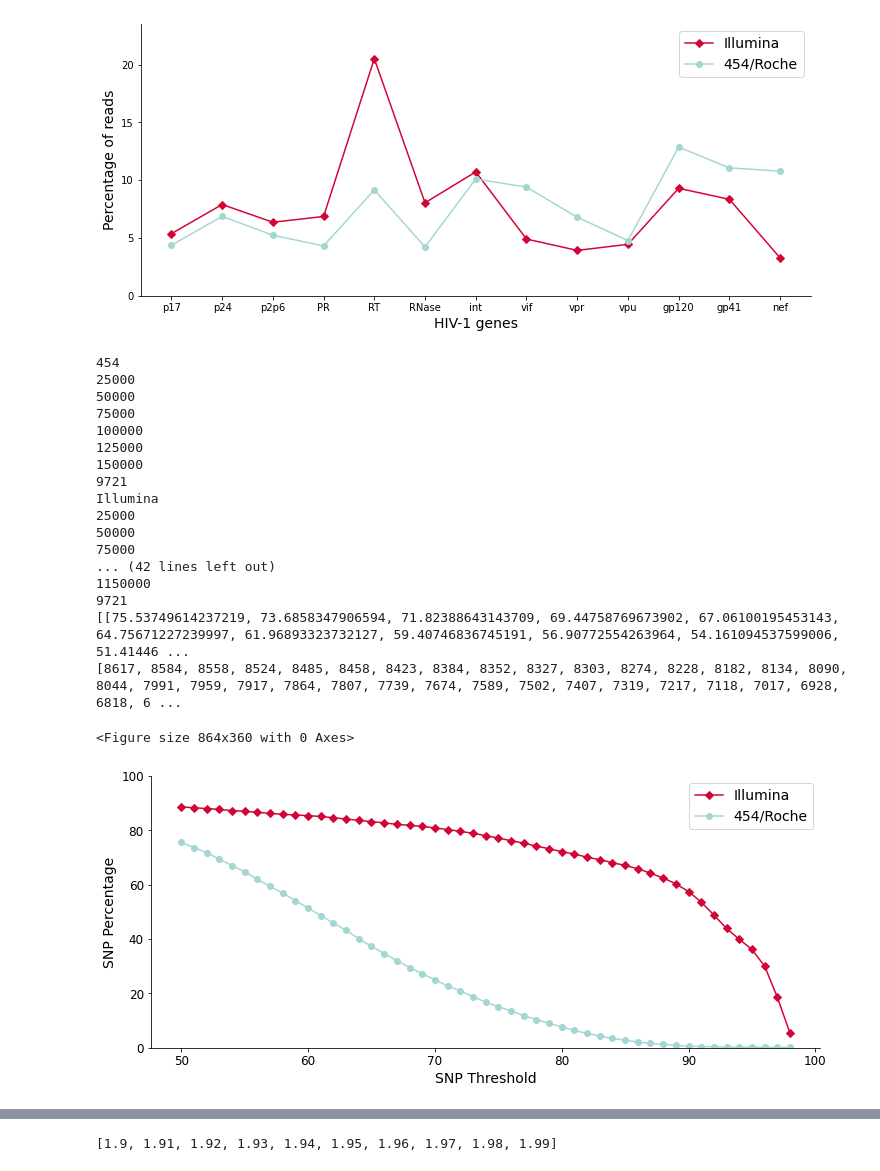
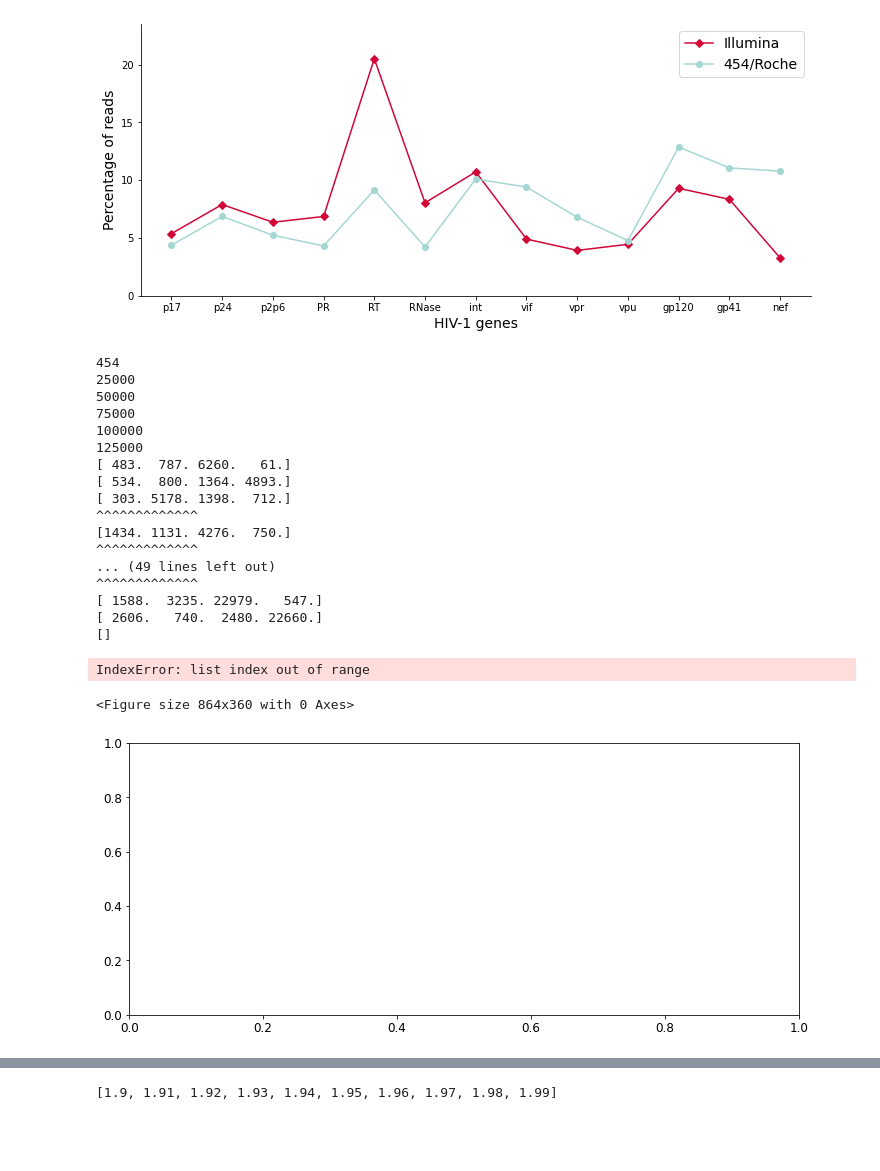
Before and after one commit to jonas-rudin/HIV-CAD, a Jupyter notebook: notebooks/data_analysis.ipynb, the cells around one changed output, grey strips where cells are left out. Cells and saved outputs as stored; diff of their text form; code cells hidden in the pictures; blank space fills up the shorter version.

```diff
--- a/notebooks/data_analysis.ipynb
+++ b/notebooks/data_analysis.ipynb
@@ -184,6 +184,25 @@ def switcher(base):
         'T': 3
     }.get(base, -1)
 
+def adjust_according_to_cigar(cigar, read):
+    adjusted_read = ''
+    if 'I' in cigar or 'D' in cigar or 'S' in cigar:
+        cigar_position = 0
+        cigar_list = [''.join(g) for _, g in groupby(cigar, str.isalpha)]
+
+        # delete insertions and add - for deletion
+        for index in range(0, len(cigar_list), 2):
+            if cigar_list[index + 1] == 'S':
+                if int(cigar_list[index]) > 10:
+                    return ''
+            if cigar_list[index + 1] == 'D':
+                adjusted_read += '-' * int(cigar_list[index])
+            elif cigar_list[index + 1] != 'I':
+                adjusted_read += read[cigar_position:(cigar_position + int(cigar_list[index]))]
+                cigar_position += int(cigar_list[index])
+    else:
+        adjusted_read = read
+    return adjusted_read
 
 ratio_per_NGS = []
 for data_name in ['454', 'Illumina']:
@@ -198,22 +217,10 @@ for data_name in ['454', 'Illumina']:
         while line:
             read = line.split('\t')[9]
             cigar = line.split('\t')[5]
-            adjusted_read = ''
-            if 'I' in cigar or 'D' in cigar or 'S' in cigar:
-                cigar_position = 0
-                cigar_list = [''.join(g) for _, g in groupby(cigar, str.isalpha)]
-                # delete insertions and add - for deletion
-                for index in range(0, len(cigar_list), 2):
-                    if cigar_list[index + 1] == 'S':
-                        if int(cigar_list[index]) > 4:
-                            continue
-                    if cigar_list[index + 1] == 'D':
-                        adjusted_read += '-' * int(cigar_list[index])
-                    elif cigar_list[index + 1] != 'I':
-                        adjusted_read += read[cigar_position:(cigar_position + int(cigar_list[index]))]
-                        cigar_position += int(cigar_list[index])
-            else:
-                adjusted_read = read
+            adjusted_read = adjust_according_to_cigar(cigar, read)
+            if len(adjusted_read) == 0:
+                line = sam_file.readline()
+                continue
             pos = int(line.split('\t')[3])
             for index, base in enumerate(adjusted_read):
                 base_count[pos + index][switcher(base)] += 1 # base_count[pos + index][switcher(base)] + 1
@@ -228,9 +235,15 @@ for data_name in ['454', 'Illumina']:
     else:
         base_count = np.load('../data/'+ data_name + '_SNP_pos.npy')
         print('loaded')
-
-    # print(base_count)
-
+    print(base_count[804])
+    print(base_count[805])
+    print(base_count[806])
+    print('^^^^^^^^^^^^^')
+    print(base_count[807])
+    print('^^^^^^^^^^^^^')
+    print(base_count[808])
+    print(base_count[809])
+    continue
     SNPs = []
     ratio=[]
     number_of_SNPs = []
@@ -251,46 +264,47 @@ for data_name in ['454', 'Illumina']:
         ratio.append(len(SNPs)/9721 * 100)
         SNPs = []
     ratio_per_NGS.append(ratio)
 print(ratio_per_NGS)
 plt.figure(figsize=(12,5))
 
 fig, ax = plt.subplots(figsize=(12,5))
 ratio_454 = ratio_per_NGS[0]
 ratio_illumina = ratio_per_NGS[1]
 
 ax.plot(thresholds,ratio_illumina, '-D', color="#D20537", label ='Illumina')
 ax.plot(thresholds,ratio_454, '-o', color="#A5D7D2", label ='454/Roche')
 
 ax.spines["top"].set_visible(False)
 ax.spines["right"].set_visible(False)
 ax.legend(fontsize=14)
 #
 print(number_of_SNPs)
 plt.ylim([0,100])
 plt.rcParams.update({'font.size': 12})
 plt.xlabel('SNP Threshold',fontsize=14)
 plt.ylabel('SNP Percentage',fontsize=14)
 plt.show()
 # %% [output]
 454
 25000
 50000
 75000
 100000
 125000
-150000
-9721
-Illumina
-25000
-50000
-75000
-... (42 lines left out)
-1150000
-9721
-[[75.53749614237219, 73.6858347906594, 71.82388643143709, 69.44758769673902, 67.06100195453143, 64.75671227239997, 61.96893323732127, 59.40746836745191, 56.90772554263964, 54.161094537599006, 51.41446 ...
-[8617, 8584, 8558, 8524, 8485, 8458, 8423, 8384, 8352, 8327, 8303, 8274, 8228, 8182, 8134, 8090, 8044, 7991, 7959, 7917, 7864, 7807, 7739, 7674, 7589, 7502, 7407, 7319, 7217, 7118, 7017, 6928, 6818, 6 ...
+[ 483.  787. 6260.   61.]
+[ 534.  800. 1364. 4893.]
+[ 303. 5178. 1398.  712.]
+^^^^^^^^^^^^^
+[1434. 1131. 4276.  750.]
+^^^^^^^^^^^^^
+... (49 lines left out)
+^^^^^^^^^^^^^
+[ 1588.  3235. 22979.   547.]
+[ 2606.   740.  2480. 22660.]
+[]
-<Figure size 864x360 with 0 Axes>
+IndexError: list index out of range
+<Figure size 864x360 with 0 Axes>
-[figure, old version]
+[figure, new version]
 # %%
 
 
```
Also changed, not shown: parts of 2 cells of this notebook, 14 other files.
